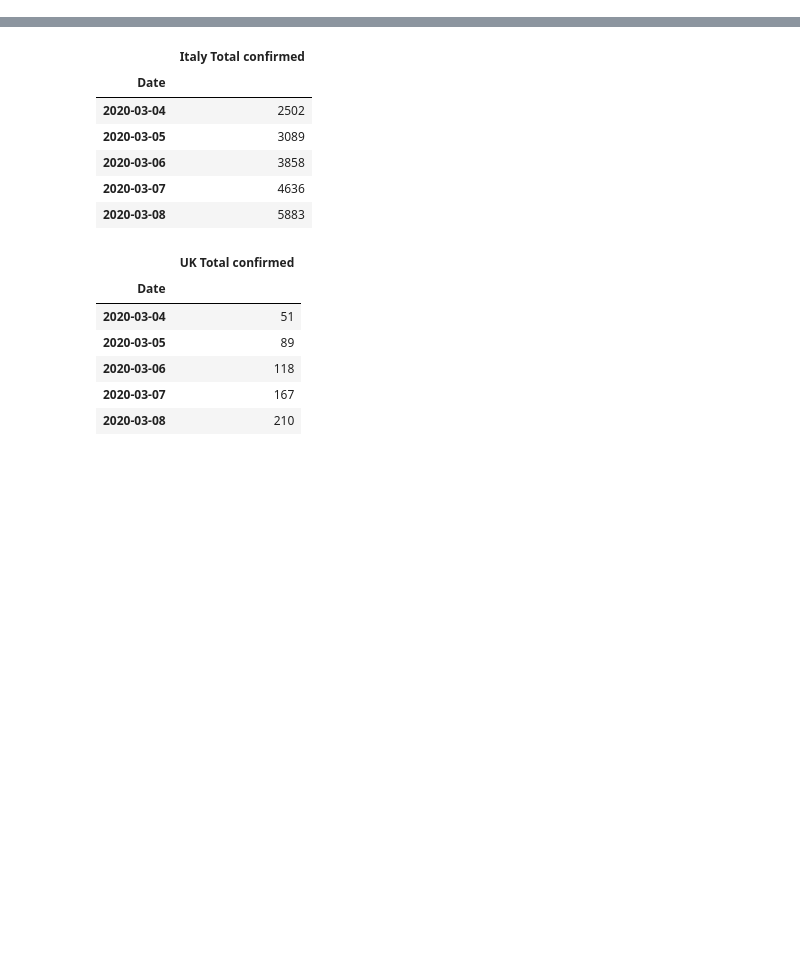
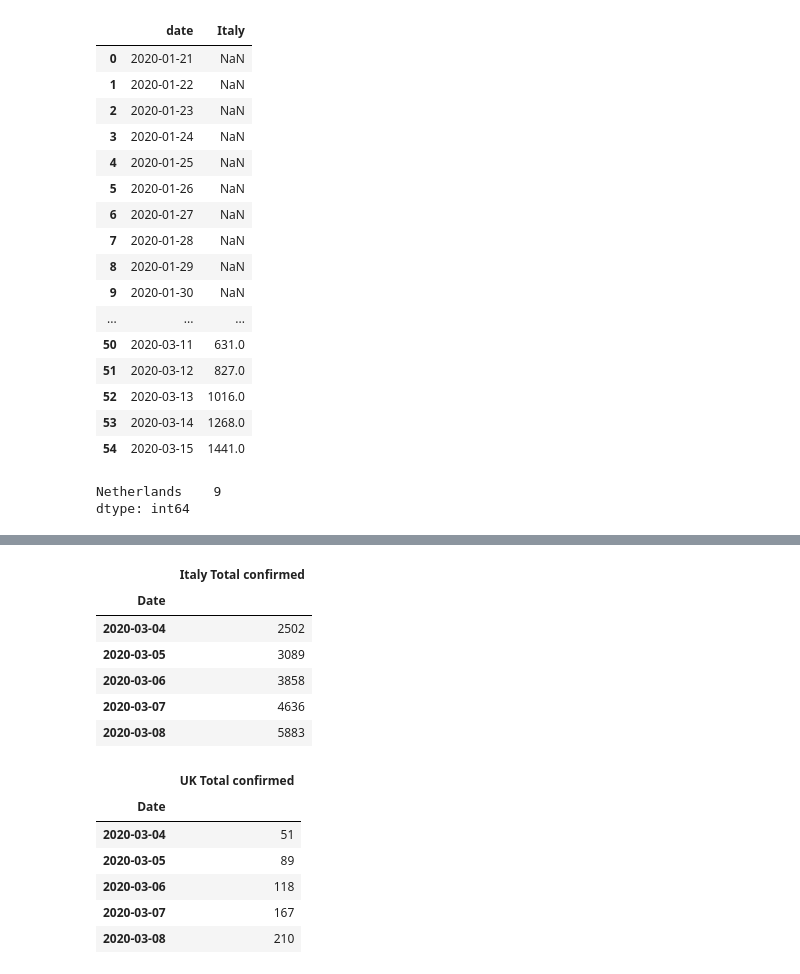
Before and after one commit to gcatanese/Corona-Virus-WHO-Data, a Jupyter notebook: jupyter/notebook1.ipynb, the cells around one changed output, grey strips where cells are left out. Saved outputs shown, nothing was run; the diff lists cells and outputs as text; code cells hidden in the pictures; blank space fills up the shorter version.

```diff
--- a/jupyter/notebook1.ipynb
+++ b/jupyter/notebook1.ipynb
@@ -37,0 +28,31 @@ data_by_country_by_day.head()
+# %%
+# IT by day
+it_data_by_day = it_data.pivot_table(index=['date'], values=['Italy'])
+it_data_by_day.count()
+it_data
+# %% [output]
+|  | date | Italy |
+| 0 | 2020-01-21 | NaN |
+| 1 | 2020-01-22 | NaN |
+| 2 | 2020-01-23 | NaN |
+| 3 | 2020-01-24 | NaN |
+| 4 | 2020-01-25 | NaN |
+| 5 | 2020-01-26 | NaN |
+| 6 | 2020-01-27 | NaN |
+| 7 | 2020-01-28 | NaN |
+| 8 | 2020-01-29 | NaN |
+| 9 | 2020-01-30 | NaN |
+| ... | ... | ... |
+| 50 | 2020-03-11 | 631.0 |
+| 51 | 2020-03-12 | 827.0 |
+| 52 | 2020-03-13 | 1016.0 |
+| 53 | 2020-03-14 | 1268.0 |
+| 54 | 2020-03-15 | 1441.0 |
+# %%
+# NL by day
+nl_data = df[['date', 'Netherlands']]
+nl_data_by_day = nl_data.pivot_table(index=['date'], values=['Netherlands'])
+nl_data_by_day.count()
+# %% [output]
+Netherlands    9
+dtype: int64
```
Also changed, not shown: parts of 8 cells of this notebook, 1 other file.
